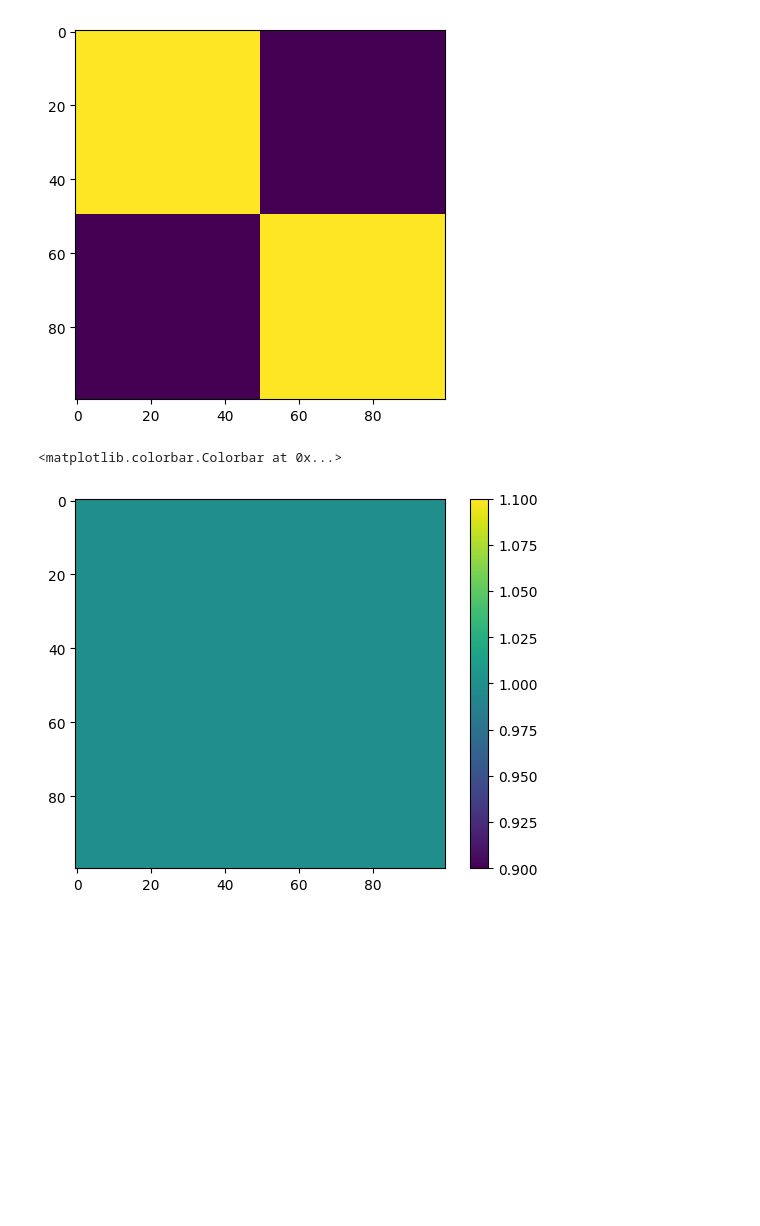
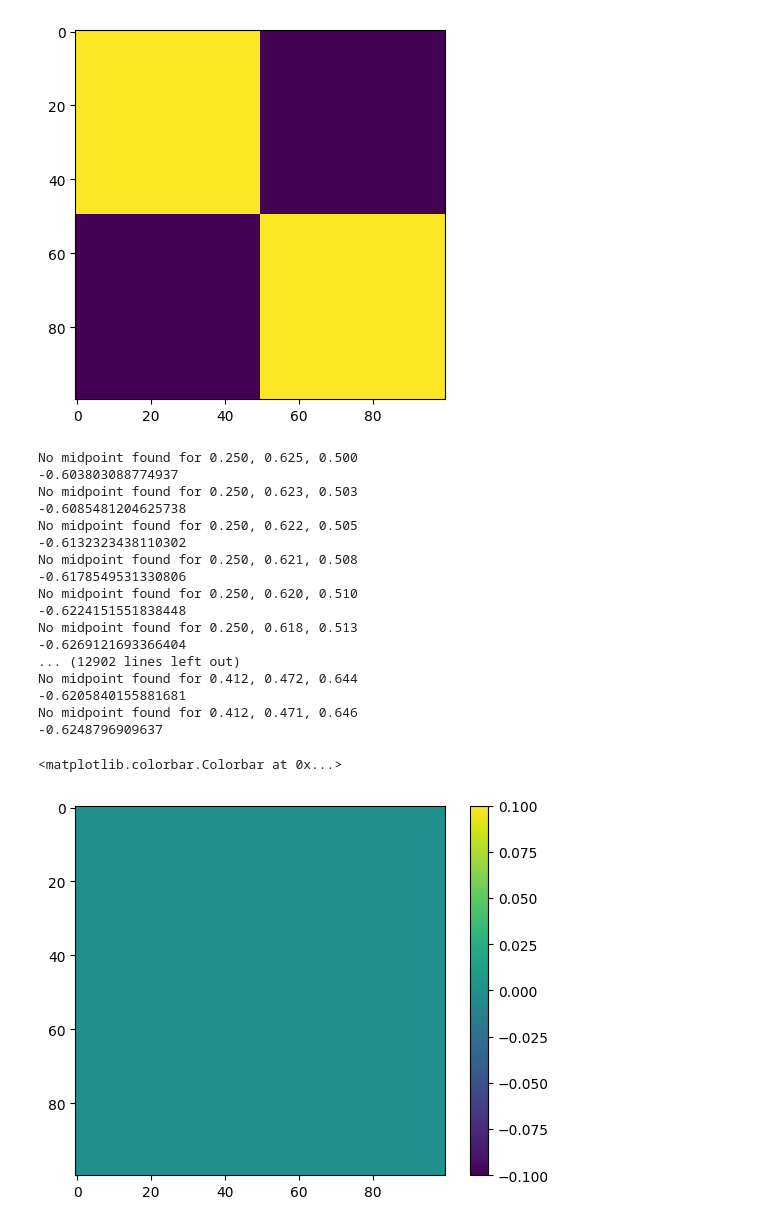
Before and after one commit to pchlenski/hyperdt, a Jupyter notebook: 29_solved_midpoints.ipynb, the cells around one changed output. Drawn from its saved outputs; the diff is of its cells as text; code cells hidden in the pictures; blank space fills up the shorter version.

```diff
--- a/29_solved_midpoints.ipynb
+++ b/29_solved_midpoints.ipynb
@@ -80,7 +80,7 @@ def is_midpoint(t1, t2, tm):
         np.cos(t2) * np.cos(t1 + tm) ** 2,
         np.cos(t1) * np.cos(t2 + tm) ** 2,
         atol=1e-5,
-    )
+    ) and (t2 <= tm <= t1 or t1 <= tm <= t2)
 
 
 def get_midpoint(a, b):
@@ -123,11 +141,12 @@ for t1 in theta_1:
 # %%
 # Verify for pi/2 to 3pi/4:
 
-theta_1_b = np.linspace(np.pi / 2 + 0.001, 3 * np.pi / 4 - 0.001, 100)
-theta_2_b = np.linspace(np.pi / 2 + 0.001, 3 * np.pi / 4 - 0.001, 100)
+theta_1_b = np.linspace(np.pi / 2 + 0.001, 3 * np.pi / 4 - 0.001, 101)
+theta_2_b = np.linspace(np.pi / 2 + 0.001, 3 * np.pi / 4 - 0.001, 101)
 
 for t1 in theta_1_b:
     for t2 in theta_2_b:
         midpoints = get_midpoint(t1, t2)
         if not np.any([is_midpoint(t1, t2, tm) for tm in midpoints]):
             print("No midpoint found for", t1, t2)
+        print(f"{t1 / np.pi:.2f}, {midpoints[0] / np.pi:.2f}, {t2 / np.pi:.2f}")
@@ -215,33 +252,53 @@ def get_midpoint_cot(a, b):
         print("t3 is nan")
 
     # t1 = np.tan((a + b) / 2)
     # t2 = np.sqrt(2) * np.sqrt(1 / (1 + np.cos(a + b)) + 1 / (np.cos(a + b) + np.cos(a - b)))
     # t3 = 1 + 1 / c
 
     # T_solutions = [(t1 + t2) / t3, (t1 - t2) / t3]  # quadratic
     T_solutions = np.roots([t1, t2, t3])
-    M_solutions = np.arctan(1 / T_solutions)  # since T := tan(M)
+    M_solutions = np.array([np.arctan2(1, np.real(T)) for T in T_solutions])
+
+    # Fix to [0, pi]:
+    M_solutions[M_solutions < 0] += np.pi
 
     return M_solutions
 
 
 # Specifically when theta_1 and theta_2 land in different quadrants:
 theta_1_c = np.linspace(np.pi / 4 + 0.001, np.pi / 2 - 0.001, 100)
 theta_2_c = np.linspace(np.pi / 2 + 0.001, 3 * np.pi / 4 - 0.001, 100)
 
 my_grid = np.zeros((len(theta_1_c), len(theta_2_c)))
 for i, t1 in enumerate(theta_1_c):
     for j, t2 in enumerate(theta_2_c):
         midpoints = get_midpoint_cot(t1, t2)
         if not np.any([is_midpoint(t1, t2, tm) for tm in midpoints]):
             tm = midpoints[0]
             print(f"No midpoint found for {t1 / np.pi:.3f}, {tm / np.pi:.3f}, {t2 / np.pi:.3f}")
             print(np.cos(t2) * np.cos(t1 + tm) ** 2 - np.cos(t1) * np.cos(t2 + tm) ** 2)
         else:
             my_grid[i, j] = 1
 
 plt.imshow(my_grid)
 plt.colorbar()
 # %% [output]
-<matplotlib.colorbar.Colorbar at 0x...>
+No midpoint found for 0.250, 0.625, 0.500
+-0.603803088774937
+No midpoint found for 0.250, 0.623, 0.503
+-0.6085481204625738
+No midpoint found for 0.250, 0.622, 0.505
+-0.6132323438110302
+No midpoint found for 0.250, 0.621, 0.508
+-0.6178549531330806
+No midpoint found for 0.250, 0.620, 0.510
+-0.6224151551838448
+No midpoint found for 0.250, 0.618, 0.513
+-0.6269121693366404
+... (12902 lines left out)
+No midpoint found for 0.412, 0.472, 0.644
+-0.6205840155881681
+No midpoint found for 0.412, 0.471, 0.646
+-0.6248796909637
+<matplotlib.colorbar.Colorbar at 0x...>
-[figure, old version]
+[figure, new version]
```
Also changed, not shown: parts of 8 cells of this notebook, 1 other file.
